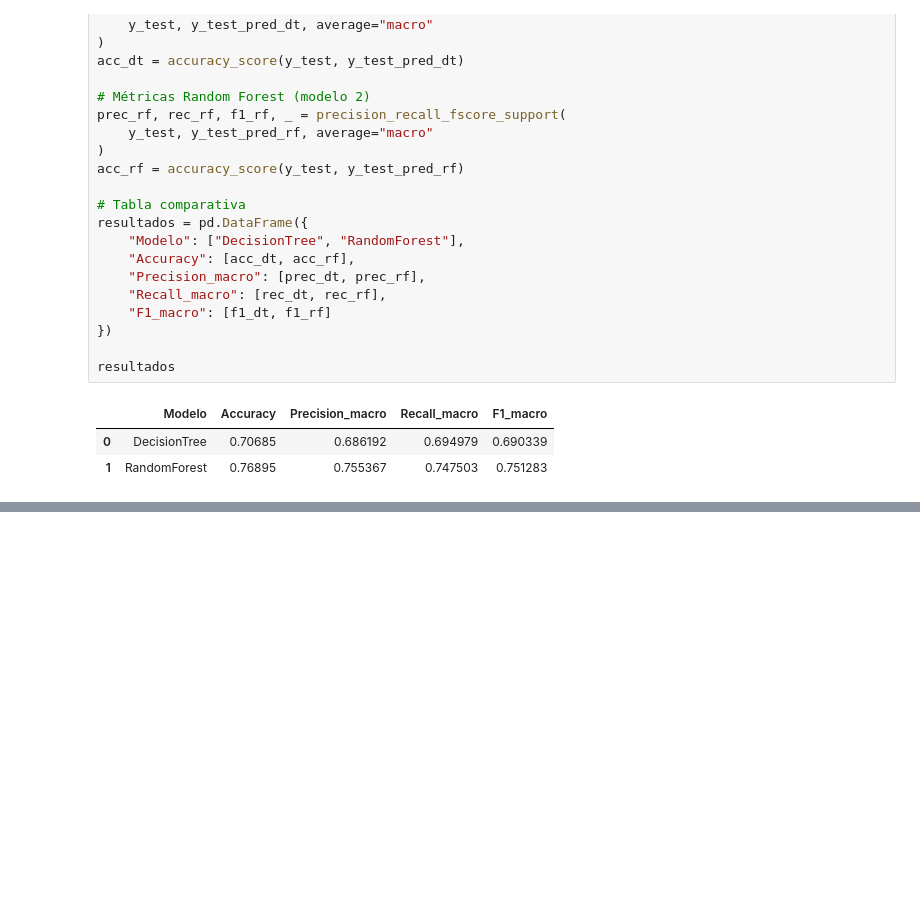
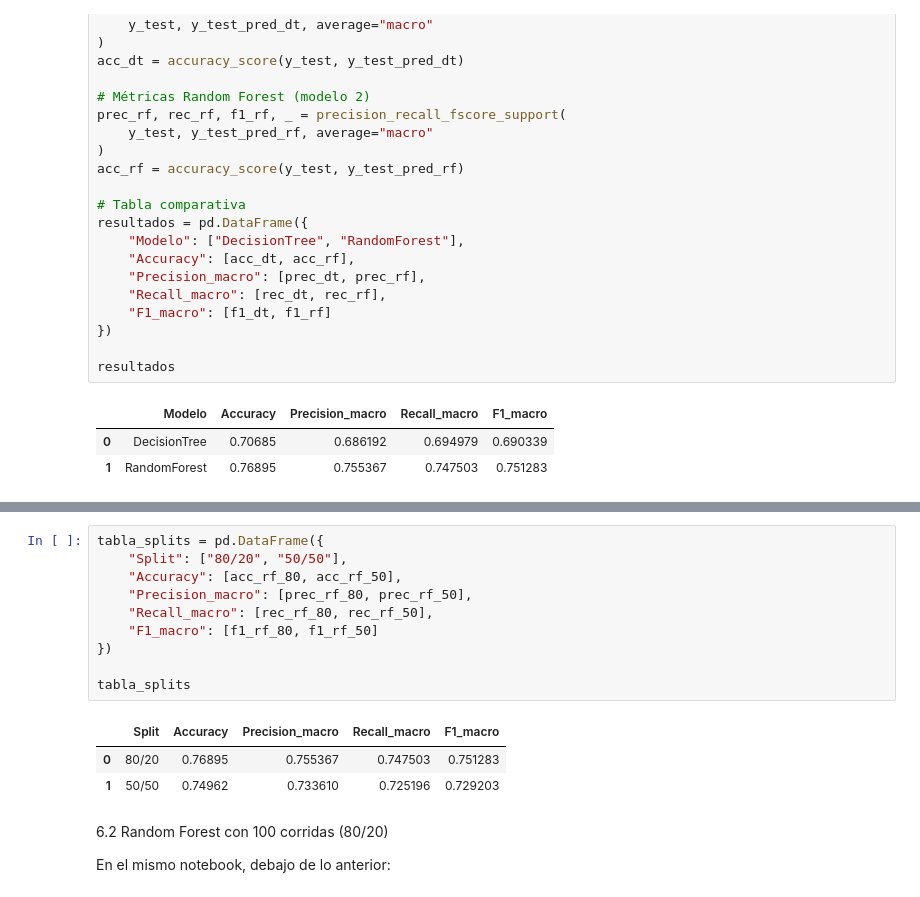
Before and after one commit to Genesixd/proyecto-ia-credit-score, a Jupyter notebook: 04_modelo_base_arbol_decision.ipynb, the cells around one changed output, grey strips where cells are left out. Drawn from its saved outputs; the diff is of its cells as text; blank space fills up the shorter version.

```diff
--- a/04_modelo_base_arbol_decision.ipynb
+++ b/04_modelo_base_arbol_decision.ipynb
@@ -191,0 +239,18 @@ resultados
+# %%
+tabla_splits = pd.DataFrame({
+    "Split": ["80/20", "50/50"],
+    "Accuracy": [acc_rf_80, acc_rf_50],
+    "Precision_macro": [prec_rf_80, prec_rf_50],
+    "Recall_macro": [rec_rf_80, rec_rf_50],
+    "F1_macro": [f1_rf_80, f1_rf_50]
+})
+
+tabla_splits
+# %% [output]
+|  | Split | Accuracy | Precision_macro | Recall_macro | F1_macro |
+| 0 | 80/20 | 0.76895 | 0.755367 | 0.747503 | 0.751283 |
+| 1 | 50/50 | 0.74962 | 0.733610 | 0.725196 | 0.729203 |
+# %% [markdown]
+6.2 Random Forest con 100 corridas (80/20)
+
+En el mismo notebook, debajo de lo anterior:
```
Also changed, not shown: parts of 6 cells of this notebook, 8 other files.
